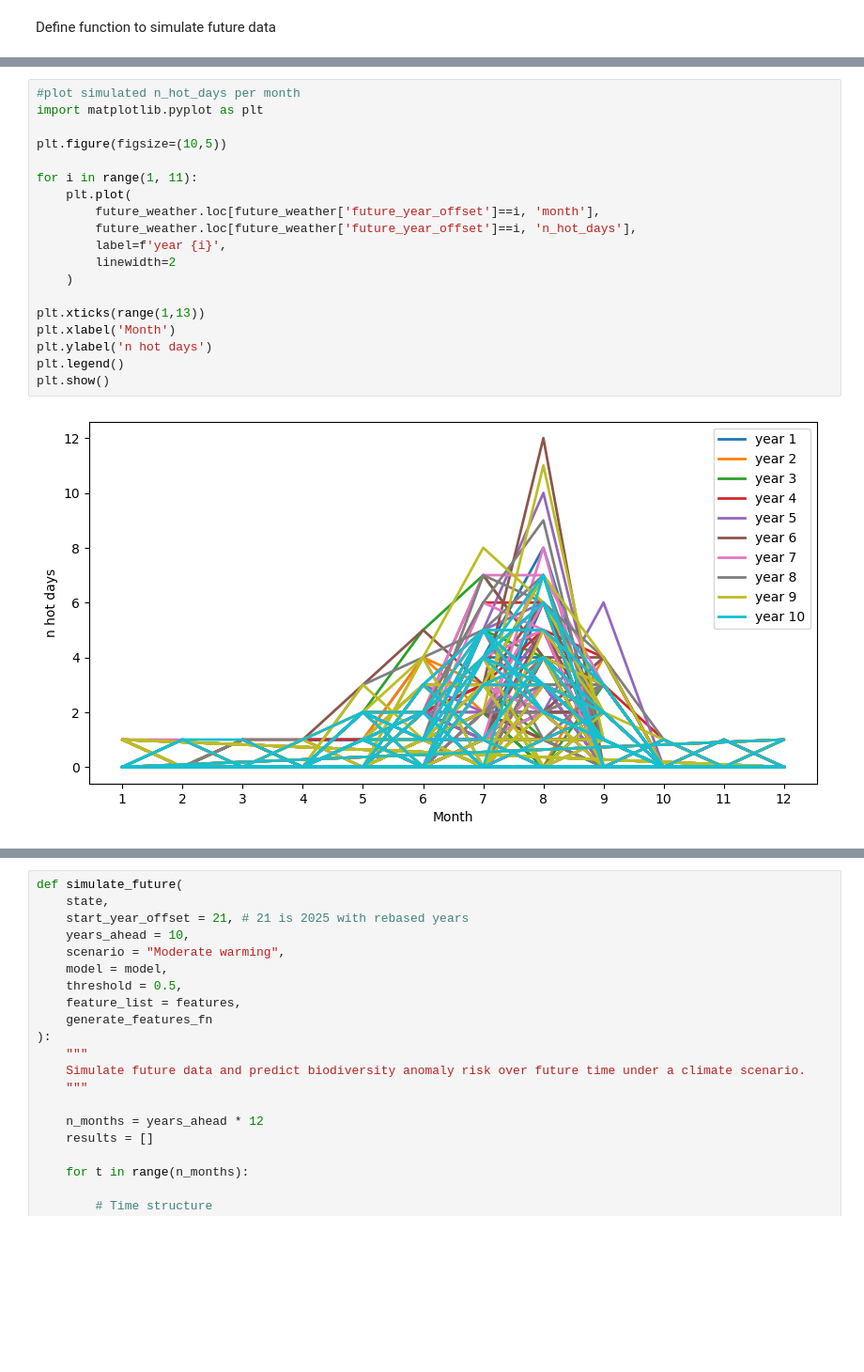
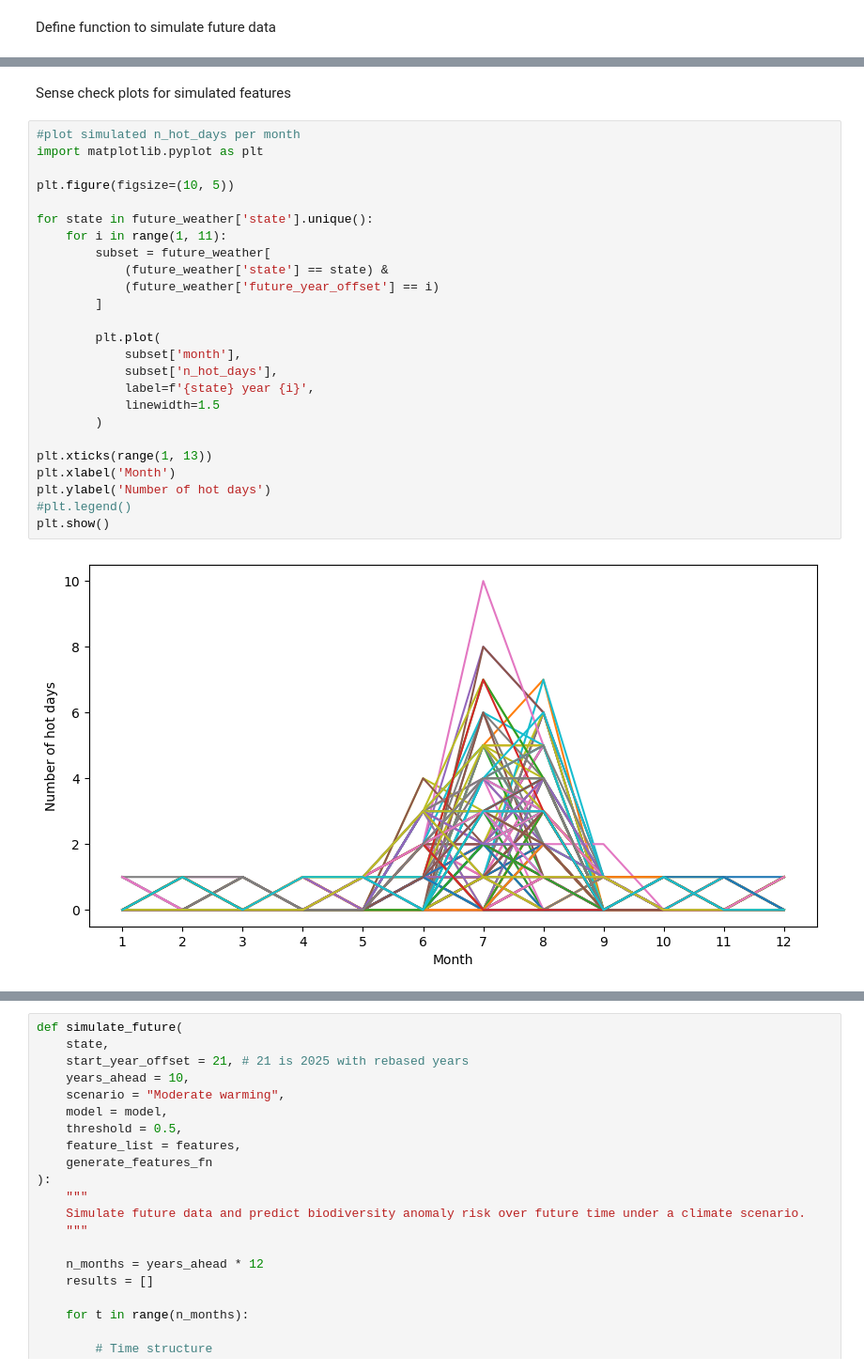
Before and after one commit to delmurphy/wildsignal, a Jupyter notebook: Notebooks/6.Streamlit_app.ipynb, the cells around one changed output, grey strips where cells are left out. Shown at 94% size. Drawn from its saved outputs; the diff is of its cells as text; blank space fills up the shorter version.

```diff
--- a/Notebooks/6.Streamlit_app.ipynb
+++ b/Notebooks/6.Streamlit_app.ipynb
@@ -214,21 +270,29 @@ future_weather
-# %%
-#plot simulated n_hot_days per month
-import matplotlib.pyplot as plt
-
-plt.figure(figsize=(10,5))
-
-for i in range(1, 11):
-    plt.plot(
-        future_weather.loc[future_weather['future_year_offset']==i, 'month'],
-        future_weather.loc[future_weather['future_year_offset']==i, 'n_hot_days'],
-        label=f'year {i}',
-        linewidth=2
-    )
-
-plt.xticks(range(1,13))
-plt.xlabel('Month')
-plt.ylabel('n hot days')
-plt.legend()
-plt.show()
-# %% [output]
-[figure, removed]
+# %% [markdown]
+Sense check plots for simulated features
+# %%
+#plot simulated n_hot_days per month
+import matplotlib.pyplot as plt
+
+plt.figure(figsize=(10, 5))
+
+for state in future_weather['state'].unique():
+    for i in range(1, 11):
+        subset = future_weather[
+            (future_weather['state'] == state) &
+            (future_weather['future_year_offset'] == i)
+        ]
+
+        plt.plot(
+            subset['month'],
+            subset['n_hot_days'],
+            label=f'{state} year {i}',
+            linewidth=1.5
+        )
+
+plt.xticks(range(1, 13))
+plt.xlabel('Month')
+plt.ylabel('Number of hot days')
+#plt.legend()
+plt.show()
+# %% [output]
+[figure, added]
```
Also changed, not shown: parts of 12 cells of this notebook, 2 other files.
